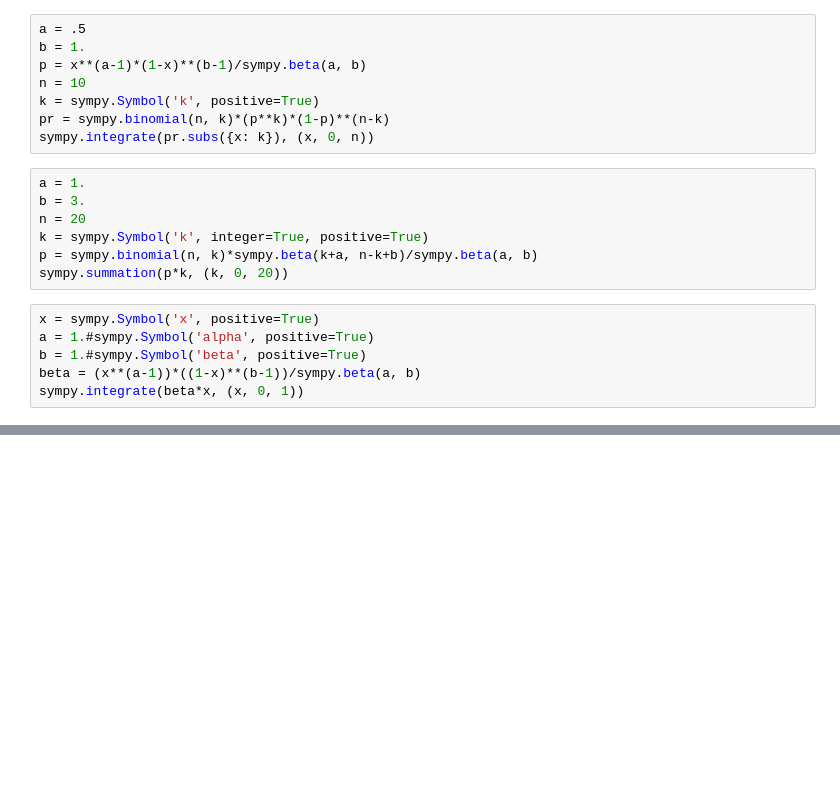
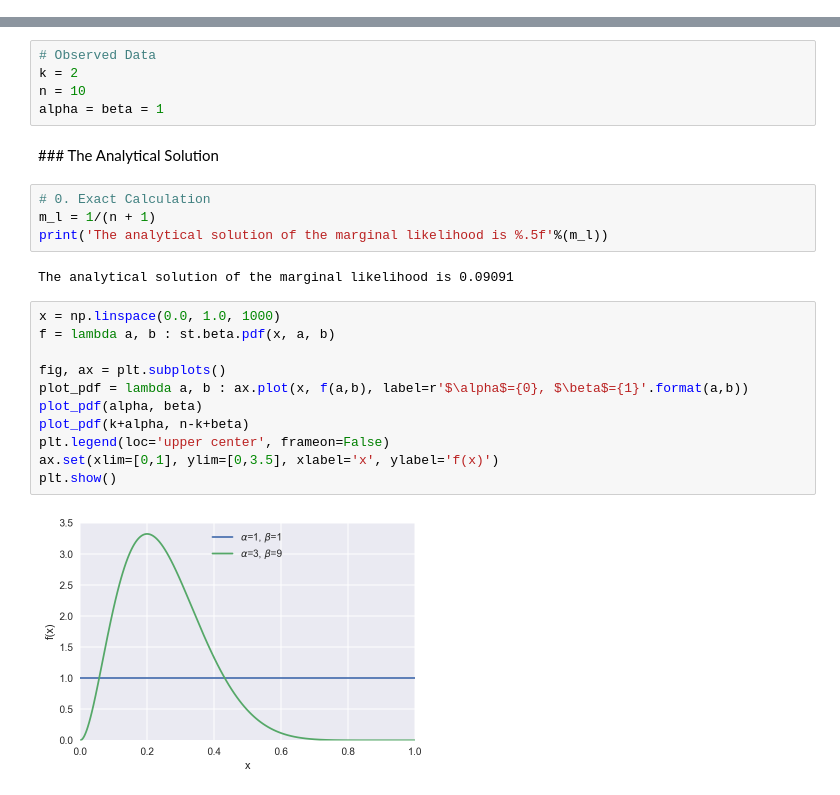
Before and after one commit to junpenglao/junpenglao.github.io, a Jupyter notebook: Blogs/posts/Maginal/Marginal Likelihood in Python.ipynb, the cells around one changed output, grey strips where cells are left out. Saved outputs shown, nothing was run; the diff lists cells and outputs as text; blank space fills up the shorter version.

Commit message:
marginal_tmp_2

```diff
--- a/Blogs/posts/Maginal/Marginal Likelihood in Python.ipynb
+++ b/Blogs/posts/Maginal/Marginal Likelihood in Python.ipynb
@@ -48,21 +0,0 @@ sympy.summation(pr*k, (k, 0, 20), (n, 20, 20))
-# %%
-a = .5
-b = 1.
-p = x**(a-1)*(1-x)**(b-1)/sympy.beta(a, b)
-n = 10
-k = sympy.Symbol('k', positive=True)
-pr = sympy.binomial(n, k)*(p**k)*(1-p)**(n-k)
-sympy.integrate(pr.subs({x: k}), (x, 0, n))
-# %%
-a = 1.
-b = 3.
-n = 20
-k = sympy.Symbol('k', integer=True, positive=True)
-p = sympy.binomial(n, k)*sympy.beta(k+a, n-k+b)/sympy.beta(a, b)
-sympy.summation(p*k, (k, 0, 20))
-# %%
-x = sympy.Symbol('x', positive=True)
-a = 1.#sympy.Symbol('alpha', positive=True)
-b = 1.#sympy.Symbol('beta', positive=True)
-beta = (x**(a-1))*((1-x)**(b-1))/sympy.beta(a, b)
-sympy.integrate(beta*x, (x, 0, 1))
@@ -70,0 +40,26 @@ sympy.beta(1, 1)
+# %%
+# Observed Data
+k = 2
+n = 10
+alpha = beta = 1
+# %% [markdown]
+### The Analytical Solution
+# %%
+# 0. Exact Calculation
+m_l = 1/(n + 1)
+print('The analytical solution of the marginal likelihood is %.5f'%(m_l))
+# %% [output]
+The analytical solution of the marginal likelihood is 0.09091
+# %%
+x = np.linspace(0.0, 1.0, 1000)
+f = lambda a, b : st.beta.pdf(x, a, b)
+
+fig, ax = plt.subplots()
+plot_pdf = lambda a, b : ax.plot(x, f(a,b), label=r'$\alpha$={0}, $\beta$={1}'.format(a,b))
+plot_pdf(alpha, beta)
+plot_pdf(k+alpha, n-k+beta)
+plt.legend(loc='upper center', frameon=False)
+ax.set(xlim=[0,1], ylim=[0,3.5], xlabel='x', ylabel='f(x)')
+plt.show()
+# %% [output]
+[figure, added]
```
Also changed, not shown: parts of 30 cells of this notebook, 3 other files.
